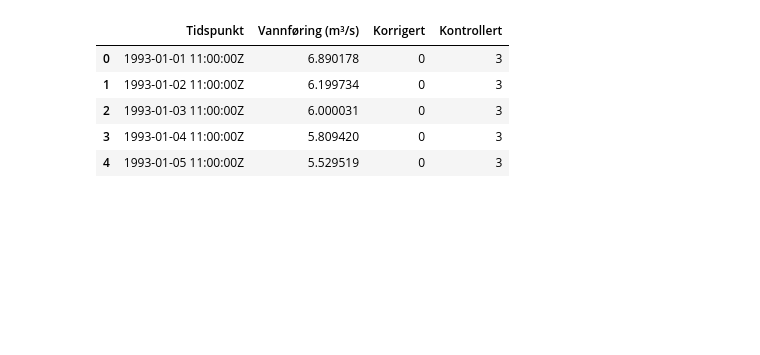
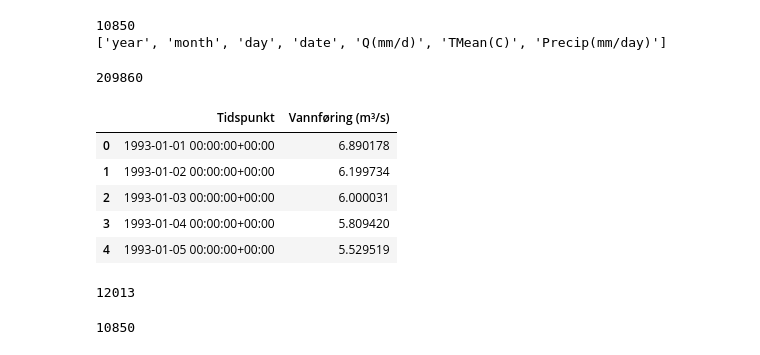
Before and after one commit to maxblw/CEGM2005_glommaproject, a Jupyter notebook: Data_analysis/Model_results.ipynb, the cells around one changed output. Cells and saved outputs as stored; diff of their text form; code cells hidden in the pictures; blank space fills up the shorter version.

Commit message:
model

```diff
--- a/Data_analysis/Model_results.ipynb
+++ b/Data_analysis/Model_results.ipynb
@@ -9,13 +19,37 @@ df_discharge = pd.read_csv("..\\Data\\2.595.0-Vannføring-inst-v1.csv", skiprows
+# %%
+df_input = df_input[['year','month', 'day',  'date','Q(mm/d)','TMean(C)','Precip(mm/day)']]
+
+print(len(df_input))
+print(df_input.columns.tolist())
+# %% [output]
+10850
+['year', 'month', 'day', 'date', 'Q(mm/d)', 'TMean(C)', 'Precip(mm/day)']
+# %%
+
+df = pd.read_csv("..\\Data\\2.595.0-Vannføring-inst-v1.csv", skiprows=1, delimiter=';', decimal=',')
+df.drop(columns=["Korrigert", "Kontrollert"], inplace=True)
+print(len(df))
+df.dropna(inplace=True)
+df["Tidspunkt"] = pd.to_datetime(df["Tidspunkt"])
+df = df.set_index("Tidspunkt").resample("D").max().reset_index()
+# %% [output]
+209860
 # %%
-df_model.head()
+df.head()
 # %% [output]
-|  | Tidspunkt | Vannføring (m³/s) | Korrigert | Kontrollert |
-| 0 | 1993-01-01 11:00:00Z | 6.890178 | 0 | 3 |
-| 1 | 1993-01-02 11:00:00Z | 6.199734 | 0 | 3 |
-| 2 | 1993-01-03 11:00:00Z | 6.000031 | 0 | 3 |
-| 3 | 1993-01-04 11:00:00Z | 5.809420 | 0 | 3 |
-| 4 | 1993-01-05 11:00:00Z | 5.529519 | 0 | 3 |
+|  | Tidspunkt | Vannføring (m³/s) |
+| 0 | 1993-01-01 00:00:00+00:00 | 6.890178 |
+| 1 | 1993-01-02 00:00:00+00:00 | 6.199734 |
+| 2 | 1993-01-03 00:00:00+00:00 | 6.000031 |
+| 3 | 1993-01-04 00:00:00+00:00 | 5.809420 |
+| 4 | 1993-01-05 00:00:00+00:00 | 5.529519 |
+# %%
+len(df)
+# %% [output]
+12013
 # %%
 Q_model = df_model['Runoff in Area (m^3/day)'] / 24 / 3600 #discharge in m3/day to compare to observations
-Q_obs = df_discharge['Vannføring (m³/s)']
+len(Q_model)
+# %% [output]
+10850
 # %%
```
Also changed, not shown: parts of 10 cells of this notebook.
